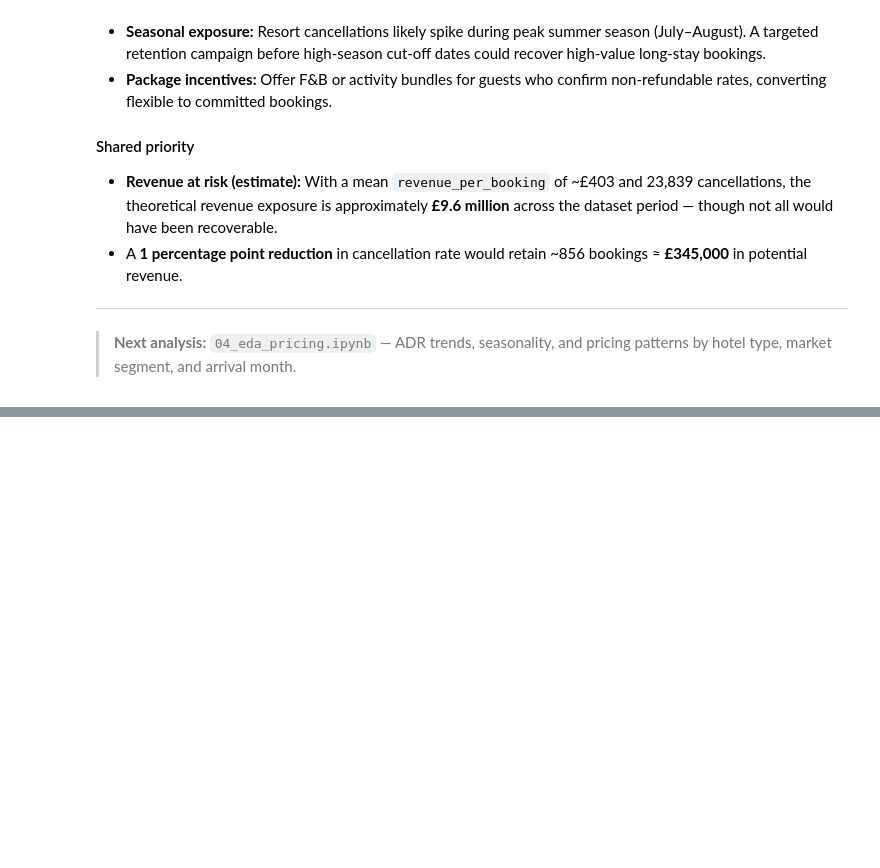
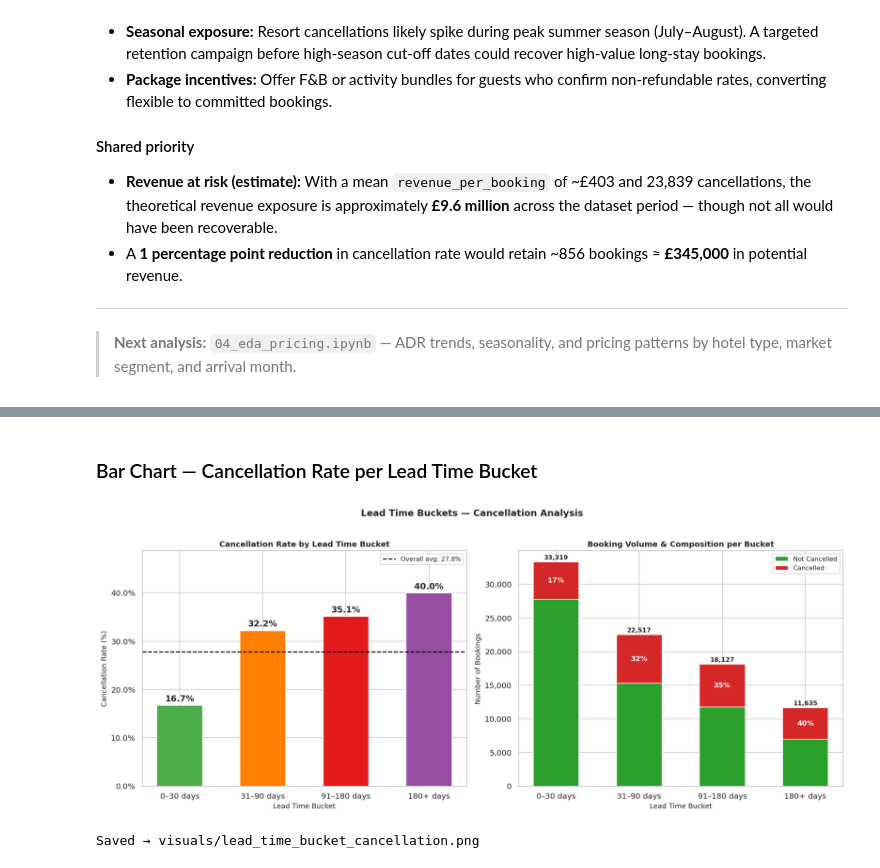
Before and after one commit to Sneha140202/hotel-booking-analysis, a Jupyter notebook: notebooks/03_eda_cancellations.ipynb, the cells around one changed output, grey strips where cells are left out. Cells and saved outputs as stored; diff of their text form; code cells hidden in the pictures; blank space fills up the shorter version.

```diff
--- a/notebooks/03_eda_cancellations.ipynb
+++ b/notebooks/03_eda_cancellations.ipynb
@@ -337,0 +495,65 @@ where re-booking friction is low.
+# %% [markdown]
+### Bar Chart — Cancellation Rate per Lead Time Bucket
+# %%
+fig, axes = plt.subplots(1, 2, figsize=(15, 6))
+fig.suptitle("Lead Time Buckets — Cancellation Analysis",
+             fontsize=13, fontweight="bold", y=1.02)
+
+buckets = bucket_stats.index.tolist()
+rates   = bucket_stats["Cancel_Rate_pct"].values
+totals  = bucket_stats["Total"].values
+
+# ── Plot 1: Cancellation rate per bucket ─────────────────────────────────────
+bars1 = axes[0].bar(buckets, rates, color=BUCKET_COLORS,
+                    edgecolor="white", width=0.55)
+axes[0].axhline(df["is_canceled"].mean() * 100, color="black",
+                linestyle="--", linewidth=1.5,
+                label=f"Overall avg: {df['is_canceled'].mean()*100:.1f}%")
+
+for bar, rate in zip(bars1, rates):
+    axes[0].text(bar.get_x() + bar.get_width() / 2,
+                 bar.get_height() + 0.5,
+                 f"{rate:.1f}%", ha="center", va="bottom",
+                 fontsize=12, fontweight="bold")
+
+axes[0].set_title("Cancellation Rate by Lead Time Bucket",
+                  fontsize=11, fontweight="bold")
+axes[0].set_xlabel("Lead Time Bucket", fontsize=10)
+axes[0].set_ylabel("Cancellation Rate (%)", fontsize=10)
+axes[0].yaxis.set_major_formatter(mtick.PercentFormatter())
+axes[0].set_ylim(0, max(rates) * 1.22)
+axes[0].legend(fontsize=9)
+
+# ── Plot 2: Stacked count per bucket ─────────────────────────────────────────
+nc_counts = bucket_stats["Not_Cancelled"].values
+c_counts  = bucket_stats["Cancelled"].values
+
+axes[1].bar(buckets, nc_counts, color="#2ca02c",
+            edgecolor="white", width=0.55, label="Not Cancelled")
+axes[1].bar(buckets, c_counts, bottom=nc_counts,
+            color="#d62728", edgecolor="white", width=0.55, label="Cancelled")
+
+for i, (nc, c, tot) in enumerate(zip(nc_counts, c_counts, totals)):
+    axes[1].text(i, tot + 180, f"{tot:,}",
+                 ha="center", va="bottom", fontsize=9, fontweight="bold")
+    # Rate label inside the cancelled portion
+    axes[1].text(i, nc + c / 2,
+                 f"{c/tot*100:.0f}%",
+                 ha="center", va="center", fontsize=10,
+                 fontweight="bold", color="white")
+
+axes[1].set_title("Booking Volume & Composition per Bucket",
+                  fontsize=11, fontweight="bold")
+axes[1].set_xlabel("Lead Time Bucket", fontsize=10)
+axes[1].set_ylabel("Number of Bookings", fontsize=10)
+axes[1].yaxis.set_major_formatter(mtick.FuncFormatter(lambda x, _: f"{int(x):,}"))
+axes[1].legend(fontsize=9)
+
+plt.tight_layout()
+plt.savefig("../visuals/lead_time_bucket_cancellation.png",
+            dpi=150, bbox_inches="tight", facecolor="white")
+plt.show()
+print("Saved → visuals/lead_time_bucket_cancellation.png")
+# %% [output]
+[figure, added]
+Saved → visuals/lead_time_bucket_cancellation.png
```
Also changed, not shown: parts of 10 cells of this notebook, 1 other file.
